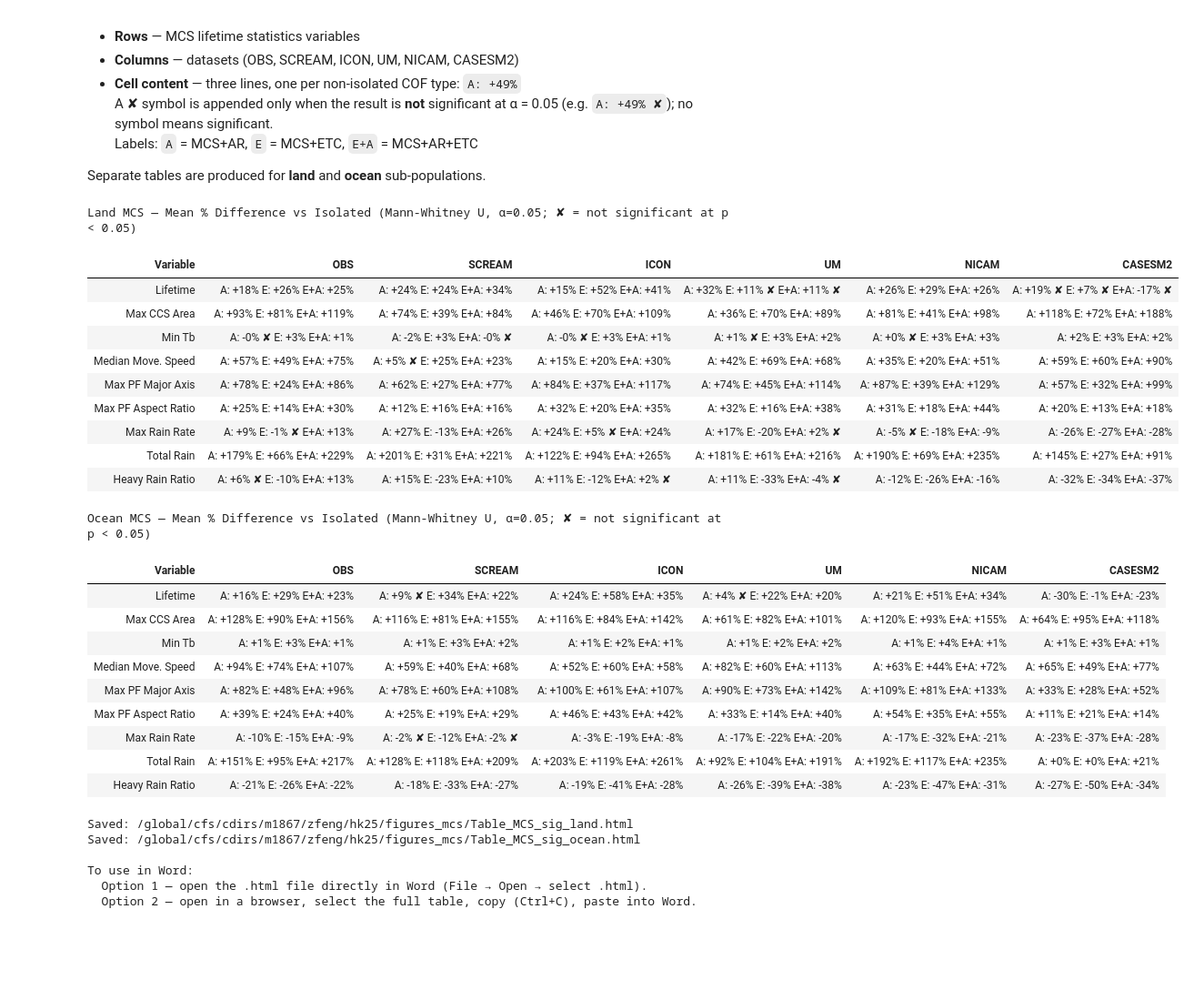
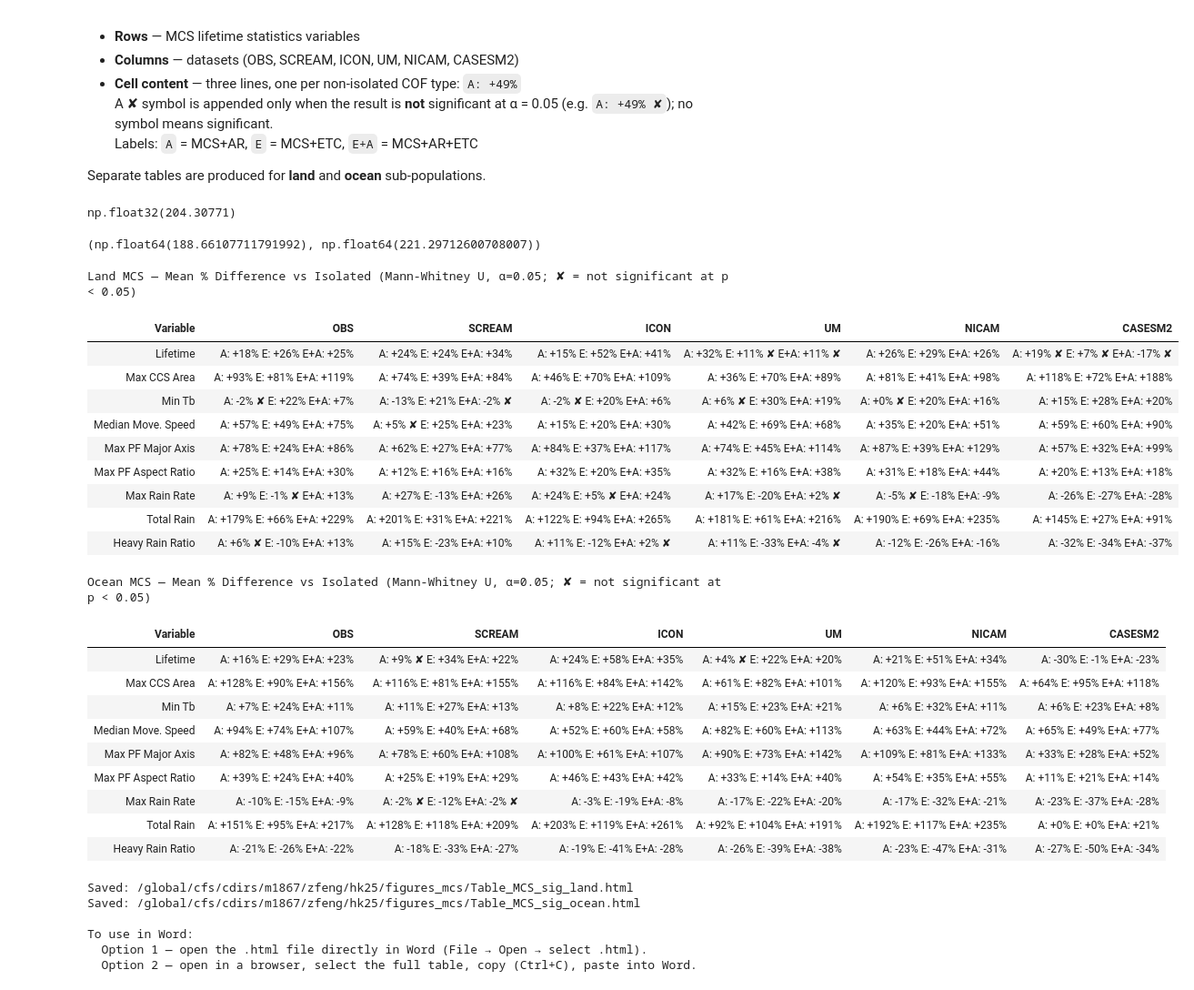
Before and after one commit to WACCEM/gsrm_cooccurrencefeature, a Jupyter notebook: notebooks/plot_mcs_cof_trackstats_multisource.ipynb, the cells around one changed output. Shown at 91% size. Cells and saved outputs as stored; diff of their text form; code cells hidden in the pictures; blank space fills up the shorter version.

```diff
--- a/notebooks/plot_mcs_cof_trackstats_multisource.ipynb
+++ b/notebooks/plot_mcs_cof_trackstats_multisource.ipynb
@@ -843,6 +843,19 @@ For each dataset and each MCS lifetime statistics variable, compute the **mean %
   Labels: `A` = MCS+AR, `E` = MCS+ETC, `E+A` = MCS+AR+ETC
 
 Separate tables are produced for **land** and **ocean** sub-populations.
+# %%
+df_ds = df_land[df_land['dataset'] == 'OBS']
+var = 'corecold_mintb_lt_min'
+isolated = df_ds[df_ds['cof_type'] == 'Isolated'][var].dropna()
+iso_mean = isolated.mean()
+iso_mean
+# %% [output]
+np.float32(204.30771)
+# %%
+# isolated.quantile(0.05), isolated.quantile(0.95)
+isolated.quantile(0.05), isolated.quantile(0.95)
+# %% [output]
+(np.float64(188.66107711791992), np.float64(221.29712600708007))
 # %%
 from scipy import stats
 from IPython.display import display, HTML
@@ -911,6 +924,13 @@ def compute_sig_table(df, stat_vars, var_labels, dataset_order, cof_compare, alp
 
                 pct_diff = (other.mean() - iso_mean) / abs(iso_mean) * 100
                 pct_str  = f'{pct_diff:+.0f}%'   # rounded to integer
+
+                # For Tb, compute the % difference relative to the 10-90 percentile range of the isolated group
+                # This accounts for the fact that a 1 K difference is more meaningful if the typical range is 20 K than the mean value of 200 K.
+                if 'mintb' in var:
+                    iso_range = np.abs(isolated.quantile(0.90) - isolated.quantile(0.10))
+                    pct_diff = (other.mean() - iso_mean) / iso_range * 100
+                    pct_str  = f'{pct_diff:+.0f}%'  # rounded to integer
 
                 # Mann-Whitney U test (two-sided, non-parametric)
                 _, p = stats.mannwhitneyu(other, isolated, alternative='two-sided')
@@ -1000,34 +1020,34 @@ def build_html_table(data, stat_vars, var_labels, dataset_order, cof_compare, ti
                             f'<span class="nonsig">{NONSIG}</span>')
                 lines.append(line)
 
             html += f'<td>{"<br>".join(lines)}</td>'
 
         html += '</tr>\n'
 
     html += '</tbody></table>'
     return html
 
 
 # ── Run for land and ocean ────────────────────────────────────────────────────
 html_tables = {}
 for subset_name, df_sub in [('Land', df_land), ('Ocean', df_ocean)]:
     data = compute_sig_table(
         df_sub, STAT_VARS, VAR_LABELS, DATASET_ORDER, COF_COMPARE, ALPHA, MIN_N
     )
     title_str = (
         f'{subset_name} MCS — Mean % Difference vs Isolated '
         f'(Mann-Whitney U, α={ALPHA}; ✘ = not significant at p < {ALPHA})'
     )
     html_tables[subset_name] = build_html_table(
         data, STAT_VARS, VAR_LABELS, DATASET_ORDER, COF_COMPARE, title=title_str,
     )
     display(HTML(html_tables[subset_name]))
 # %% [output]
 Land MCS — Mean % Difference vs Isolated (Mann-Whitney U, α=0.05; ✘ = not significant at p < 0.05)
 | Variable | OBS | SCREAM | ICON | UM | NICAM | CASESM2 |
 | Lifetime | A: +18% E: +26% E+A: +25% | A: +24% E: +24% E+A: +34% | A: +15% E: +52% E+A: +41% | A: +32% E: +11% ✘ E+A: +11% ✘ | A: +26% E: +29% E+A: +26% | A: +19% ✘ E: +7% ✘ E+A: -17% ✘ |
 | Max CCS Area | A: +93% E: +81% E+A: +119% | A: +74% E: +39% E+A: +84% | A: +46% E: +70% E+A: +109% | A: +36% E: +70% E+A: +89% | A: +81% E: +41% E+A: +98% | A: +118% E: +72% E+A: +188% |
-| Min Tb | A: -0% ✘ E: +3% E+A: +1% | A: -2% E: +3% E+A: -0% ✘ | A: -0% ✘ E: +3% E+A: +1% | A: +1% ✘ E: +3% E+A: +2% | A: +0% ✘ E: +3% E+A: +3% | A: +2% E: +3% E+A: +2% |
+| Min Tb | A: -2% ✘ E: +22% E+A: +7% | A: -13% E: +21% E+A: -2% ✘ | A: -2% ✘ E: +20% E+A: +6% | A: +6% ✘ E: +30% E+A: +19% | A: +0% ✘ E: +20% E+A: +16% | A: +15% E: +28% E+A: +20% |
 | Median Move. Speed | A: +57% E: +49% E+A: +75% | A: +5% ✘ E: +25% E+A: +23% | A: +15% E: +20% E+A: +30% | A: +42% E: +69% E+A: +68% | A: +35% E: +20% E+A: +51% | A: +59% E: +60% E+A: +90% |
 | Max PF Major Axis | A: +78% E: +24% E+A: +86% | A: +62% E: +27% E+A: +77% | A: +84% E: +37% E+A: +117% | A: +74% E: +45% E+A: +114% | A: +87% E: +39% E+A: +129% | A: +57% E: +32% E+A: +99% |
 | Max PF Aspect Ratio | A: +25% E: +14% E+A: +30% | A: +12% E: +16% E+A: +16% | A: +32% E: +20% E+A: +35% | A: +32% E: +16% E+A: +38% | A: +31% E: +18% E+A: +44% | A: +20% E: +13% E+A: +18% |
@@ -1038,7 +1058,7 @@ Ocean MCS — Mean % Difference vs Isolated (Mann-Whitney U, α=0.05; ✘ = not
 | Variable | OBS | SCREAM | ICON | UM | NICAM | CASESM2 |
 | Lifetime | A: +16% E: +29% E+A: +23% | A: +9% ✘ E: +34% E+A: +22% | A: +24% E: +58% E+A: +35% | A: +4% ✘ E: +22% E+A: +20% | A: +21% E: +51% E+A: +34% | A: -30% E: -1% E+A: -23% |
 | Max CCS Area | A: +128% E: +90% E+A: +156% | A: +116% E: +81% E+A: +155% | A: +116% E: +84% E+A: +142% | A: +61% E: +82% E+A: +101% | A: +120% E: +93% E+A: +155% | A: +64% E: +95% E+A: +118% |
-| Min Tb | A: +1% E: +3% E+A: +1% | A: +1% E: +3% E+A: +2% | A: +1% E: +2% E+A: +1% | A: +1% E: +2% E+A: +2% | A: +1% E: +4% E+A: +1% | A: +1% E: +3% E+A: +1% |
+| Min Tb | A: +7% E: +24% E+A: +11% | A: +11% E: +27% E+A: +13% | A: +8% E: +22% E+A: +12% | A: +15% E: +23% E+A: +21% | A: +6% E: +32% E+A: +11% | A: +6% E: +23% E+A: +8% |
 | Median Move. Speed | A: +94% E: +74% E+A: +107% | A: +59% E: +40% E+A: +68% | A: +52% E: +60% E+A: +58% | A: +82% E: +60% E+A: +113% | A: +63% E: +44% E+A: +72% | A: +65% E: +49% E+A: +77% |
 | Max PF Major Axis | A: +82% E: +48% E+A: +96% | A: +78% E: +60% E+A: +108% | A: +100% E: +61% E+A: +107% | A: +90% E: +73% E+A: +142% | A: +109% E: +81% E+A: +133% | A: +33% E: +28% E+A: +52% |
 | Max PF Aspect Ratio | A: +39% E: +24% E+A: +40% | A: +25% E: +19% E+A: +29% | A: +46% E: +43% E+A: +42% | A: +33% E: +14% E+A: +40% | A: +54% E: +35% E+A: +55% | A: +11% E: +21% E+A: +14% |
```
Also changed, not shown: parts of 1 cell of this notebook, 3 other files.
